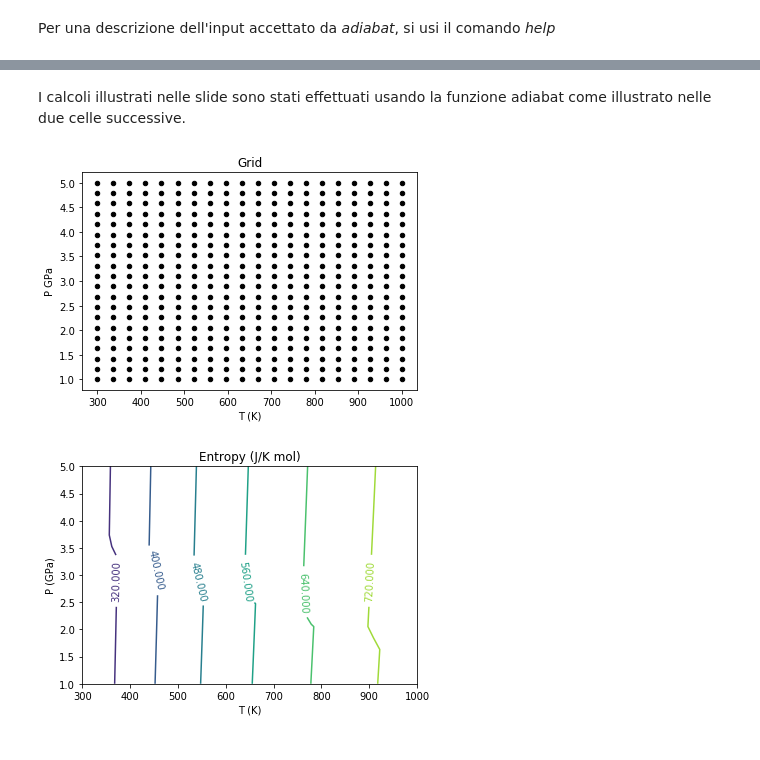
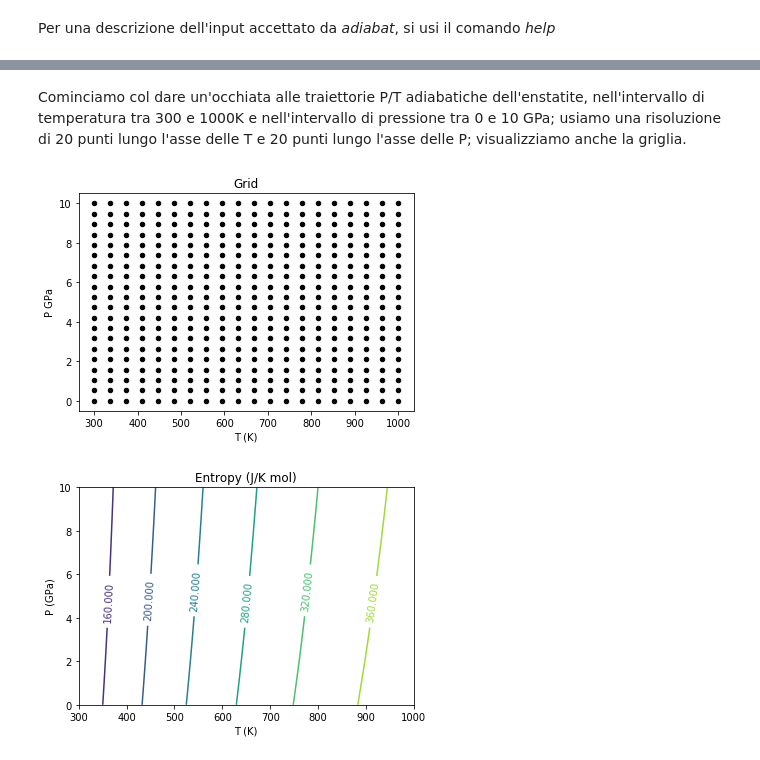
Before and after one commit to Mauro-Prencipe/geochimica, a Jupyter notebook: adiabat.ipynb, the cells around one changed output, grey strips where cells are left out. Drawn from its saved outputs; the diff is of its cells as text; code cells hidden in the pictures.

```diff
--- a/adiabat.ipynb
+++ b/adiabat.ipynb
@@ -147,7 +239,7 @@ adiabat(tini, tfin, nt, pini, pfin, npp, env=0.0, nsamp=0, grd=False)
-# %% [markdown]
-I calcoli illustrati nelle slide sono stati effettuati usando la funzione adiabat come illustrato nelle due celle successive.
+# %% [markdown]
+Cominciamo col dare un'occhiata alle traiettorie P/T adiabatiche dell'enstatite, nell'intervallo di temperatura tra 300 e 1000K e nell'intervallo di pressione tra 0 e 10 GPa; usiamo una risoluzione di 20 punti lungo l'asse delle T e 20 punti lungo l'asse delle P; visualizziamo anche la griglia.
 # %%
-adiabat(300,1000,20,1,5,20,grd=True)
+adiabat(300,1000,20,0,10,20,phase='ens',grd=True)
 # %% [output]
-[figure, old version]
+[figure, new version]
-[figure, old version]
+[figure, new version]
```
Also changed, not shown: parts of 41 cells of this notebook, 1 other file.
